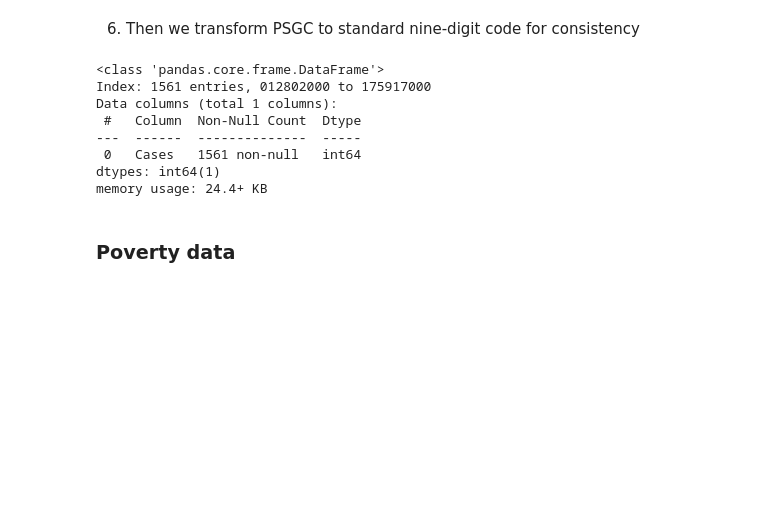
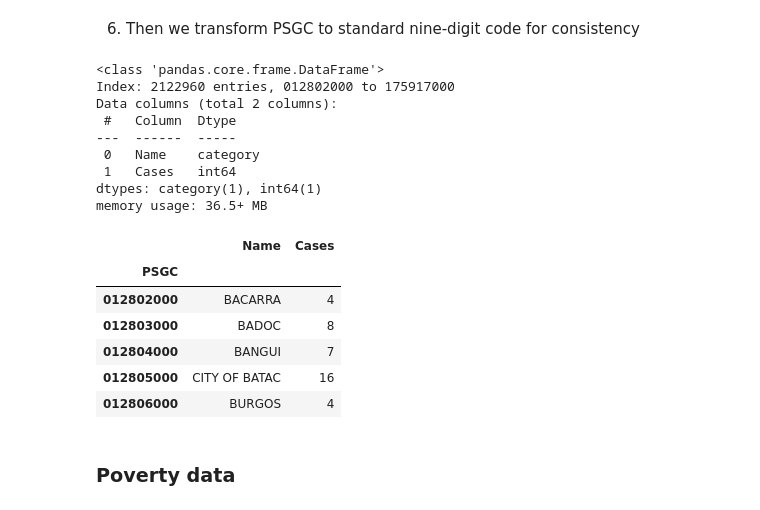
Before and after one commit to gio888/Coursera_Capstone, a Jupyter notebook: Capstone Project v3.ipynb, the cells around one changed output. Cells and saved outputs as stored; diff of their text form; code cells hidden in the pictures; blank space fills up the shorter version.

```diff
--- a/Capstone Project v3.ipynb
+++ b/Capstone Project v3.ipynb
@@ -230,29 +282,43 @@ df1 = df1.loc[-df1.CityMuniPSGC.isna(),:]
 # %% [markdown]
 4. For consistency, we rename CityMuniPSGC column to PSGC, which stands for Philippine Standard Geographic Code.
 # %%
-df1 = df1.rename(columns={"CityMuniPSGC": "PSGC"})
+df_cases = df_cases.rename(columns={"CityMuniPSGC": "PSGC"})
 # %% [markdown]
 5. Then we group the dataframe into cities are represented by PSGC and count the cases.
 # %%
-df_cases_by_city = df1.groupby(['PSGC'])['CaseCode'].count().reset_index()
+df_cases_by_city = df_cases.groupby(['PSGC','CityMunRes'])['CaseCode'].count().reset_index()
 # %% [markdown]
 6. Then we transform PSGC to standard nine-digit code for consistency
 # %%
 df_cases_by_city.PSGC = df_cases_by_city.PSGC.str.replace('PH','')
 df_cases_by_city.rename(columns={"CaseCode": "Cases"}, inplace = True)
+df_cases_by_city.rename(columns={"CityMunRes": "Name"}, inplace = True)
 df_cases_by_city.sort_values('PSGC', inplace = True)
 df_cases_by_city.set_index('PSGC', inplace = True)
 #check
 df_cases_by_city.info()
 # %% [output]
 <class 'pandas.core.frame.DataFrame'>
-Index: 1561 entries, 012802000 to 175917000
-Data columns (total 1 columns):
- #   Column  Non-Null Count  Dtype
----  ------  --------------  -----
- 0   Cases   1561 non-null   int64
-dtypes: int64(1)
-memory usage: 24.4+ KB
+Index: 2122960 entries, 012802000 to 175917000
+Data columns (total 2 columns):
+ #   Column  Dtype
+---  ------  -----
+ 0   Name    category
+ 1   Cases   int64
+dtypes: category(1), int64(1)
+memory usage: 36.5+ MB
+# %%
+df_cases_by_city = df_cases_by_city.loc[df_cases_by_city.Cases > 0,:].copy()
+# %%
+df_cases_by_city.head()
+# %% [output]
+|  | Name | Cases |
+| PSGC |  |  |
+| 012802000 | BACARRA | 4 |
+| 012803000 | BADOC | 8 |
+| 012804000 | BANGUI | 7 |
+| 012805000 | CITY OF BATAC | 16 |
+| 012806000 | BURGOS | 4 |
 # %% [markdown]
 ### Poverty data
 # %%
```
Also changed, not shown: parts of 156 cells of this notebook.
